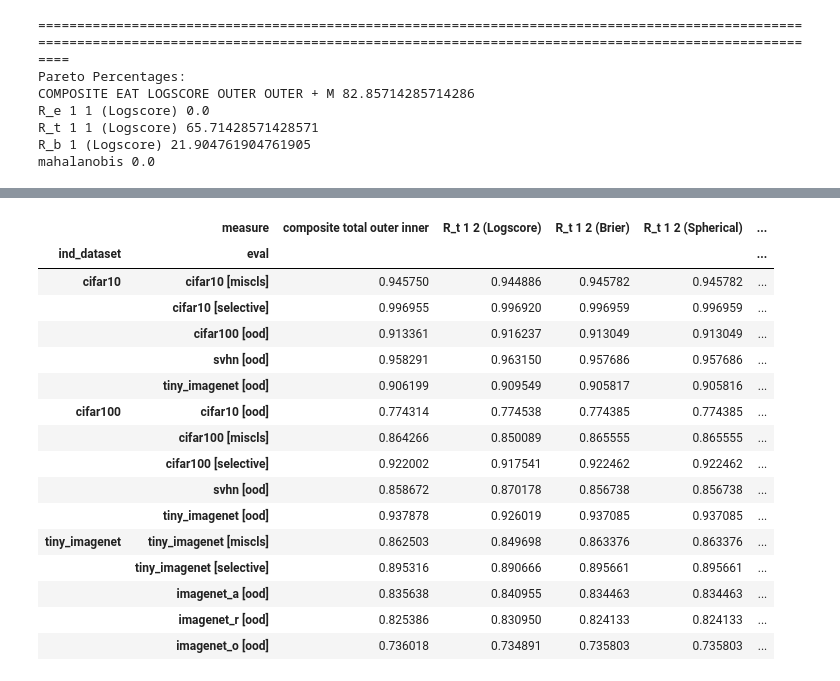
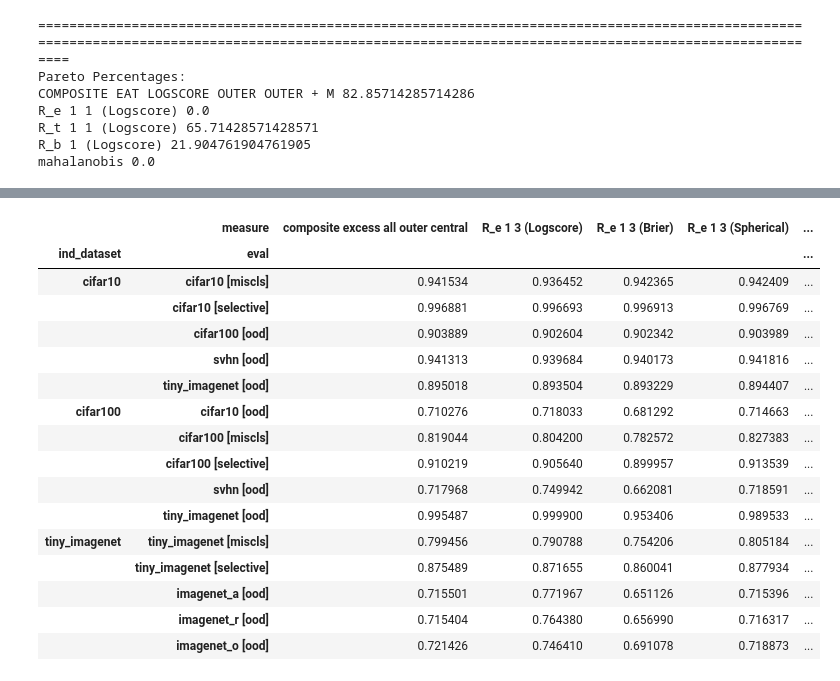
Before and after one commit to DavydenkoGr/FEDERATED-UNCERTAINTY, a Jupyter notebook: notebooks/single_config_results.ipynb, the cells around one changed output, grey strips where cells are left out. Cells and saved outputs as stored; diff of their text form; code cells hidden in the pictures.

```diff
--- a/notebooks/single_config_results.ipynb
+++ b/notebooks/single_config_results.ipynb
@@ -306,4 +303,22 @@ AVG & [all rows] & \valvar{0.933}{.001} & \valvar{0.929}{.001} & \valvar{0.935}{
 \cline{1-7}
 \bottomrule
 \end{tabular}
+# %%
+import pandas as pd
+import numpy as np
+
+def highlight_best_and_second(s, best="#27ef56", second="#3908ed"):
+    # rank 1 = largest; ties share the same rank
+    r = s.rank(method="min", ascending=False)
+    out = []
+    for val, ri in zip(s, r):
+        if pd.isna(val):
+            out.append("")
+        elif ri == 1:
+            out.append(f"background-color: {best}; font-weight: bold")
+        elif ri == 2:
+            out.append(f"background-color: {second}")
+        else:
+            out.append("")
+    return out
 # %%
@@ -363,20 +388,22 @@ transformed_df[['composite total inner outer', 'R_t 2 1 (Logscore)', 'R_t 2 1 (B
 # %%
-transformed_df[['composite total outer inner', 'R_t 1 2 (Logscore)', 'R_t 1 2 (Brier)', 'R_t 1 2 (Spherical)', 'R_t 1 2 (Zero-one)']].style.highlight_max(axis=1, color="#fff59d").highlight_min(axis=1, color="#ff0000")
+# col_order = ['composite bayes all central', 'R_b 3 (Logscore)', 'R_b 3 (Brier)', 'R_b 3 (Spherical)', 'R_b 3 (Zero-one)']
+col_order = ['composite excess all outer central', 'R_e 1 3 (Logscore)', 'R_e 1 3 (Brier)', 'R_e 1 3 (Spherical)', 'R_e 1 3 (Zero-one)']
+transformed_df[col_order].style.apply(highlight_best_and_second, axis=1)
 # %% [output]
-|  | measure | composite total outer inner | R_t 1 2 (Logscore) | R_t 1 2 (Brier) | R_t 1 2 (Spherical) | ... |
+|  | measure | composite excess all outer central | R_e 1 3 (Logscore) | R_e 1 3 (Brier) | R_e 1 3 (Spherical) | ... |
 | ind_dataset | eval |  |  |  |  | ... |
-| cifar10 | cifar10 [miscls] | 0.945750 | 0.944886 | 0.945782 | 0.945782 | ... |
-|  | cifar10 [selective] | 0.996955 | 0.996920 | 0.996959 | 0.996959 | ... |
-|  | cifar100 [ood] | 0.913361 | 0.916237 | 0.913049 | 0.913049 | ... |
-|  | svhn [ood] | 0.958291 | 0.963150 | 0.957686 | 0.957686 | ... |
-|  | tiny_imagenet [ood] | 0.906199 | 0.909549 | 0.905817 | 0.905816 | ... |
-| cifar100 | cifar10 [ood] | 0.774314 | 0.774538 | 0.774385 | 0.774385 | ... |
-|  | cifar100 [miscls] | 0.864266 | 0.850089 | 0.865555 | 0.865555 | ... |
-|  | cifar100 [selective] | 0.922002 | 0.917541 | 0.922462 | 0.922462 | ... |
-|  | svhn [ood] | 0.858672 | 0.870178 | 0.856738 | 0.856738 | ... |
-|  | tiny_imagenet [ood] | 0.937878 | 0.926019 | 0.937085 | 0.937085 | ... |
-| tiny_imagenet | tiny_imagenet [miscls] | 0.862503 | 0.849698 | 0.863376 | 0.863376 | ... |
-|  | tiny_imagenet [selective] | 0.895316 | 0.890666 | 0.895661 | 0.895661 | ... |
-|  | imagenet_a [ood] | 0.835638 | 0.840955 | 0.834463 | 0.834463 | ... |
-|  | imagenet_r [ood] | 0.825386 | 0.830950 | 0.824133 | 0.824133 | ... |
-|  | imagenet_o [ood] | 0.736018 | 0.734891 | 0.735803 | 0.735803 | ... |
+| cifar10 | cifar10 [miscls] | 0.941534 | 0.936452 | 0.942365 | 0.942409 | ... |
+|  | cifar10 [selective] | 0.996881 | 0.996693 | 0.996913 | 0.996769 | ... |
+|  | cifar100 [ood] | 0.903889 | 0.902604 | 0.902342 | 0.903989 | ... |
+|  | svhn [ood] | 0.941313 | 0.939684 | 0.940173 | 0.941816 | ... |
+|  | tiny_imagenet [ood] | 0.895018 | 0.893504 | 0.893229 | 0.894407 | ... |
+| cifar100 | cifar10 [ood] | 0.710276 | 0.718033 | 0.681292 | 0.714663 | ... |
+|  | cifar100 [miscls] | 0.819044 | 0.804200 | 0.782572 | 0.827383 | ... |
+|  | cifar100 [selective] | 0.910219 | 0.905640 | 0.899957 | 0.913539 | ... |
+|  | svhn [ood] | 0.717968 | 0.749942 | 0.662081 | 0.718591 | ... |
+|  | tiny_imagenet [ood] | 0.995487 | 0.999900 | 0.953406 | 0.989533 | ... |
+| tiny_imagenet | tiny_imagenet [miscls] | 0.799456 | 0.790788 | 0.754206 | 0.805184 | ... |
+|  | tiny_imagenet [selective] | 0.875489 | 0.871655 | 0.860041 | 0.877934 | ... |
+|  | imagenet_a [ood] | 0.715501 | 0.771967 | 0.651126 | 0.715396 | ... |
+|  | imagenet_r [ood] | 0.715404 | 0.764380 | 0.656990 | 0.716317 | ... |
+|  | imagenet_o [ood] | 0.721426 | 0.746410 | 0.691078 | 0.718873 | ... |
```
Also changed, not shown: parts of 15 cells of this notebook, 1 other file.
